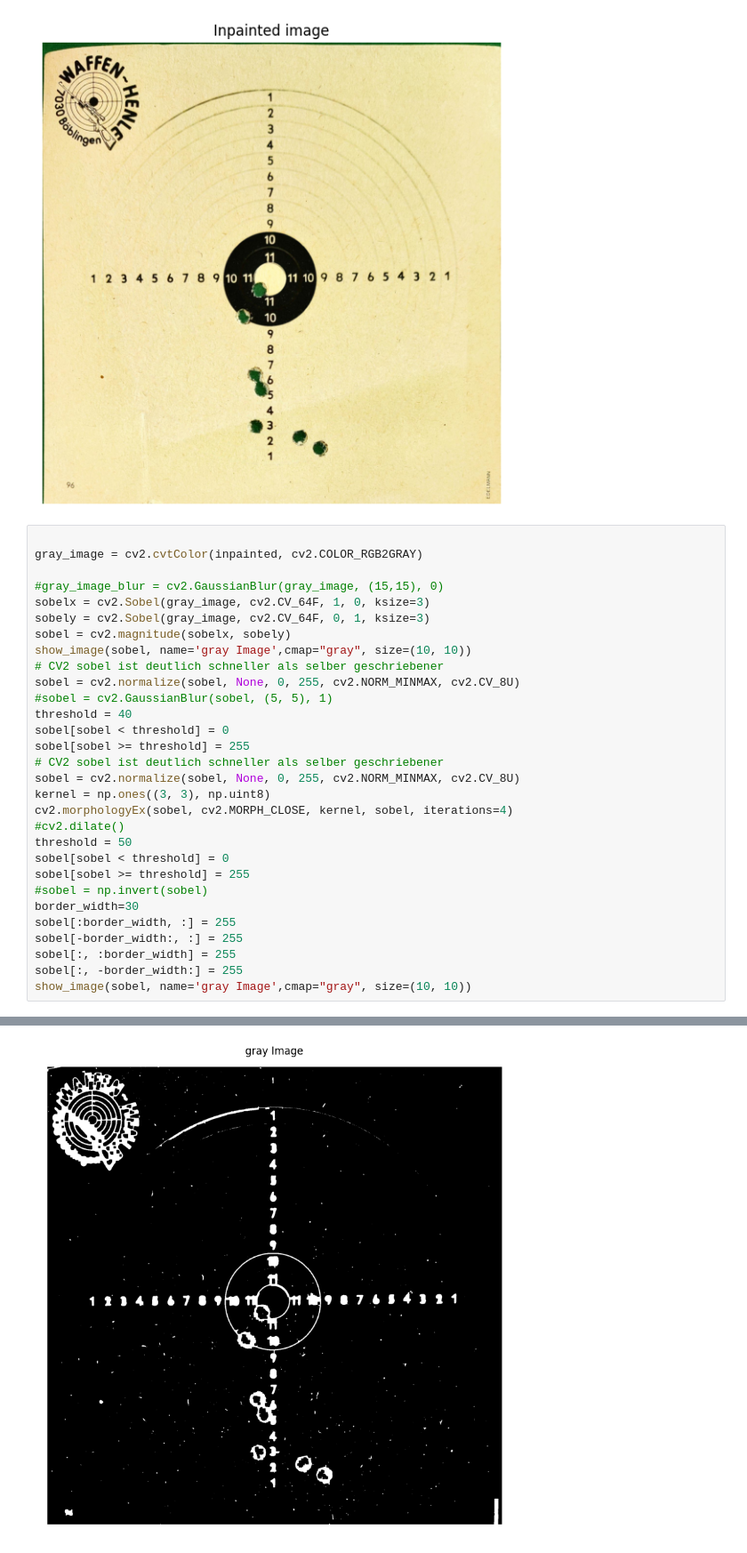
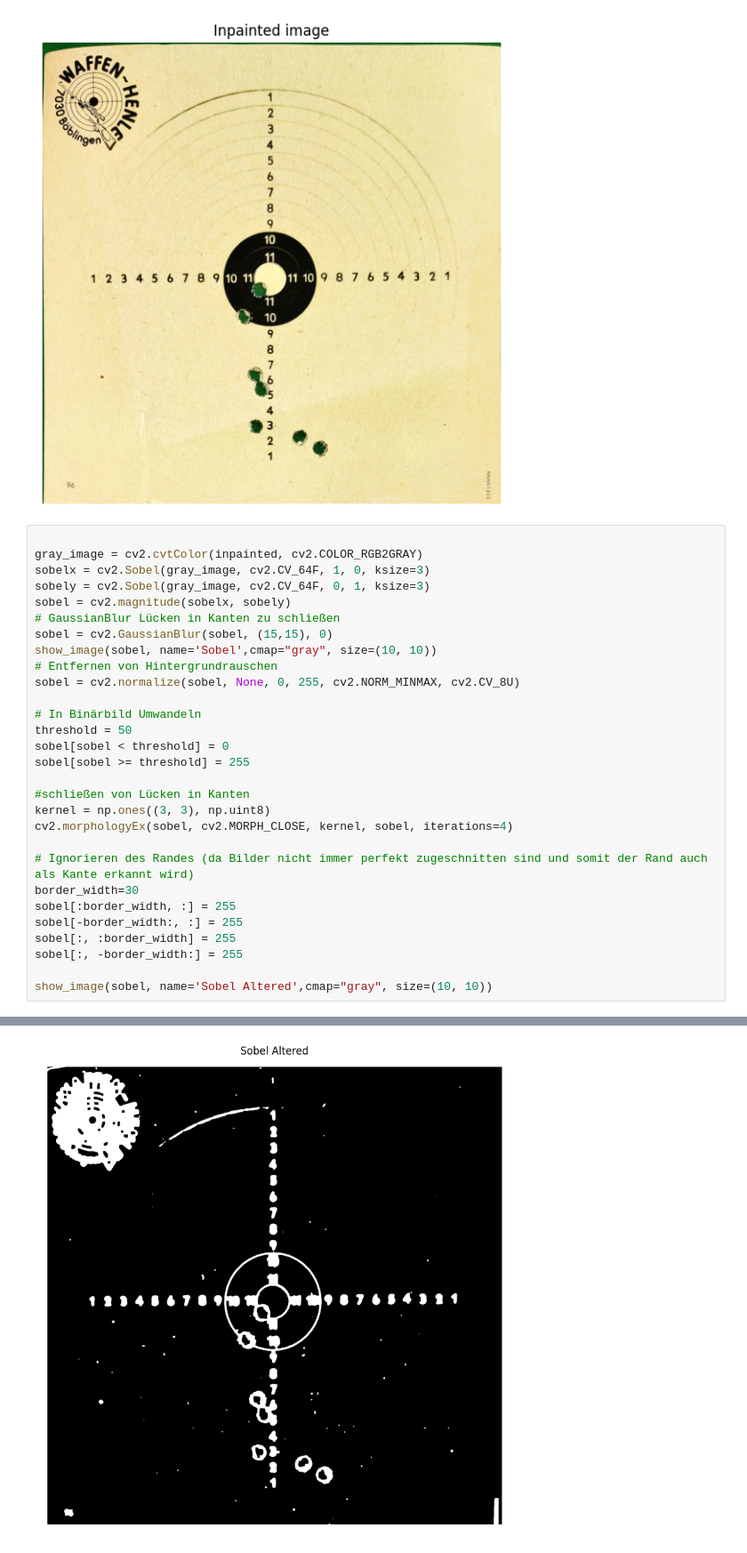
Before and after one commit to NiclasEgeler/AirgunTarget, a Jupyter notebook: tryBlobDetection.ipynb, the cells around one changed output, grey strips where cells are left out. Shown at 89% size. Drawn from its saved outputs; the diff is of its cells as text.

```diff
--- a/tryBlobDetection.ipynb
+++ b/tryBlobDetection.ipynb
@@ -144,31 +150,30 @@ show_image(inpainted, size=(7,7), name="Inpainted image")
 # %%
 
 gray_image = cv2.cvtColor(inpainted, cv2.COLOR_RGB2GRAY)
-
-#gray_image_blur = cv2.GaussianBlur(gray_image, (15,15), 0)
 sobelx = cv2.Sobel(gray_image, cv2.CV_64F, 1, 0, ksize=3)
 sobely = cv2.Sobel(gray_image, cv2.CV_64F, 0, 1, ksize=3)
 sobel = cv2.magnitude(sobelx, sobely)
-show_image(sobel, name='gray Image',cmap="gray", size=(10, 10))
-# CV2 sobel ist deutlich schneller als selber geschriebener
+# GaussianBlur Lücken in Kanten zu schließen
+sobel = cv2.GaussianBlur(sobel, (15,15), 0)
+show_image(sobel, name='Sobel',cmap="gray", size=(10, 10))
+# Entfernen von Hintergrundrauschen
 sobel = cv2.normalize(sobel, None, 0, 255, cv2.NORM_MINMAX, cv2.CV_8U)
-#sobel = cv2.GaussianBlur(sobel, (5, 5), 1)
-threshold = 40
-sobel[sobel < threshold] = 0
-sobel[sobel >= threshold] = 255
-# CV2 sobel ist deutlich schneller als selber geschriebener
-sobel = cv2.normalize(sobel, None, 0, 255, cv2.NORM_MINMAX, cv2.CV_8U)
-kernel = np.ones((3, 3), np.uint8)
-cv2.morphologyEx(sobel, cv2.MORPH_CLOSE, kernel, sobel, iterations=4)
-#cv2.dilate()
+
+# In Binärbild Umwandeln
 threshold = 50
 sobel[sobel < threshold] = 0
 sobel[sobel >= threshold] = 255
-#sobel = np.invert(sobel)
+
+#schließen von Lücken in Kanten
+kernel = np.ones((3, 3), np.uint8)
+cv2.morphologyEx(sobel, cv2.MORPH_CLOSE, kernel, sobel, iterations=4)
+
+# Ignorieren des Randes (da Bilder nicht immer perfekt zugeschnitten sind und somit der Rand auch als Kante erkannt wird)
 border_width=30
 sobel[:border_width, :] = 255
 sobel[-border_width:, :] = 255
 sobel[:, :border_width] = 255
 sobel[:, -border_width:] = 255
-show_image(sobel, name='gray Image',cmap="gray", size=(10, 10))
+
+show_image(sobel, name='Sobel Altered',cmap="gray", size=(10, 10))
 # %% [output]
@@ -176,4 +181,4 @@ show_image(sobel, name='gray Image',cmap="gray", size=(10, 10))
-[figure, old version]
+[figure, new version]
 # %%
 @widgets.interact(
 filterByArea = widgets.ToggleButton(
```
Also changed, not shown: parts of 3 cells of this notebook.
